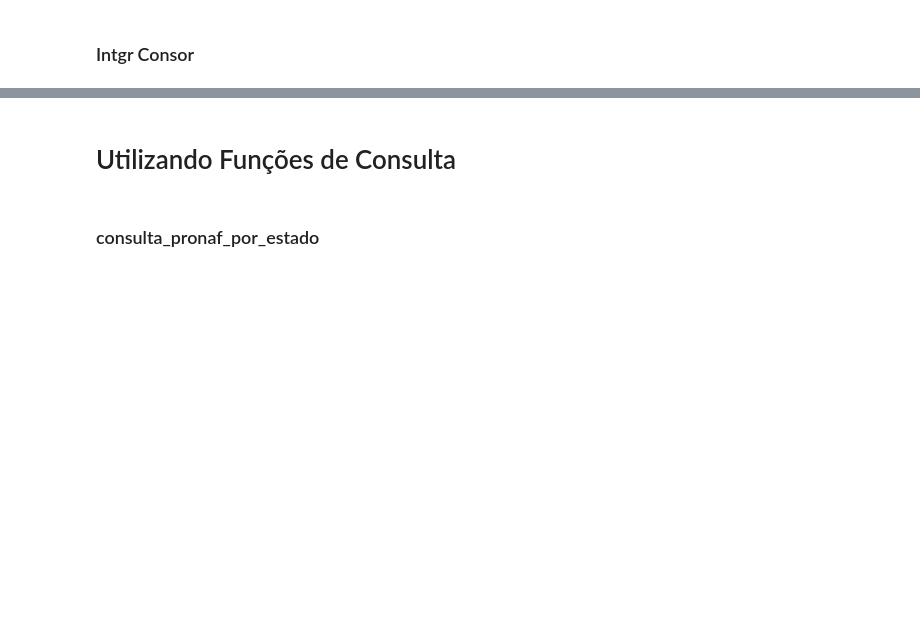
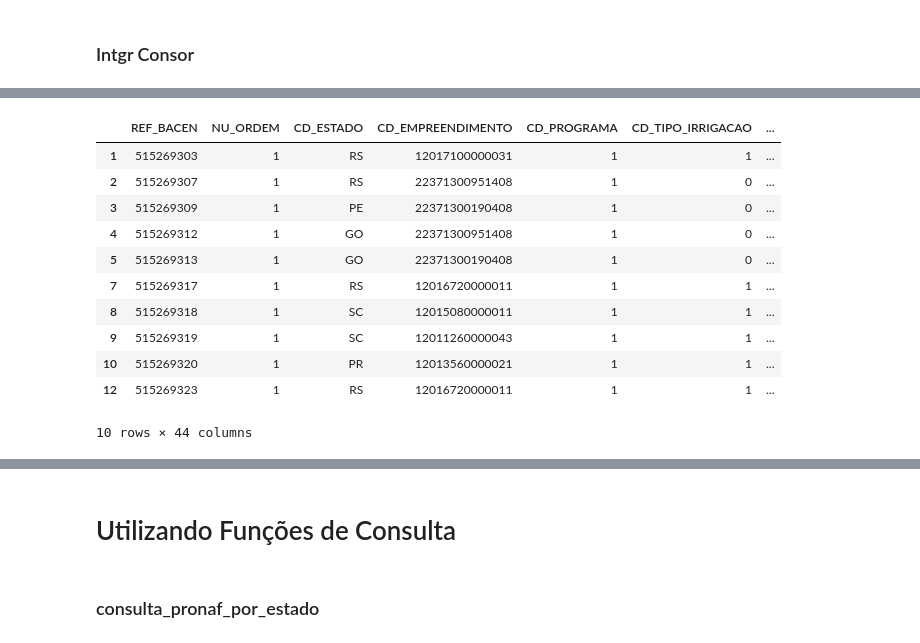
Before and after one commit to marcelo7bastos/semana_inovacao_enap_2025, a Jupyter notebook: notebooks/analise_exploratoria.ipynb, the cells around one changed output, grey strips where cells are left out. Drawn from its saved outputs; the diff is of its cells as text; code cells hidden in the pictures; blank space fills up the shorter version.

```diff
--- a/notebooks/analise_exploratoria.ipynb
+++ b/notebooks/analise_exploratoria.ipynb
@@ -168,6 +168,10 @@ df_pronaf_semana_inovacao[cols_num] = df_pronaf_semana_inovacao[cols_num].fillna
 # Filtrar dataframe para considerar CD_PROGRAMA == 1
 df_pronaf_semana_inovacao = df_pronaf_semana_inovacao[df_pronaf_semana_inovacao['CD_PROGRAMA'] == 1]
 
+# Criar chave composta contendo "REF_BACEN", "NU_ORDEM"
+df_pronaf_semana_inovacao['chave_comp'] = df_pronaf_semana_inovacao['REF_BACEN'].astype(str) + '_' + df_pronaf_semana_inovacao['NU_ORDEM'].astype(str)
+
+
 # imprimir as informações gerais
 df_pronaf_semana_inovacao.info()
 # %% [output]
@@ -1026,0 +1070,36 @@ Sim                                            0.18                     0.36
+# %%
+lista_flags = [
+    'FLAG_VERDE_TIPO_CULTURA',
+    'FLAG_VERDE_CONSORCIO',
+    'FLAG_VERDE_CESTA_SAFRA',
+    'FLAG_VERDE_PRODUTO',
+    'FLAG_VERDE_MODALIDADE',
+    'FLAG_VERDE_TIPO_BENEFICIARIO',
+    'FLAG_VERDE_SUBPROGRAMA',
+    'FLAG_VERDE_TIPO_IRRIGACAO',
+    #'FLAG_VERDE_PROGRAMA',
+    'FLAG_VERDE_TIPO_INTGR_CONSOR',
+    'FLAG_VERDE_TIPO_AGRICULTURA',
+]
+# %%
+df_pronaf_semana_inovacao['FLAG_VERDE_AGREGADA'] = (
+    df_pronaf_semana_inovacao[lista_flags]
+      .apply(lambda c: c.astype('string').str.strip().str.casefold())
+      .eq('sim').any(axis=1)
+      .map({True: 'Sim', False: 'Não'})
+)
+# %%
+df_pronaf_semana_inovacao.head(10)
+# %% [output]
+|  | REF_BACEN | NU_ORDEM | CD_ESTADO | CD_EMPREENDIMENTO | CD_PROGRAMA | CD_TIPO_IRRIGACAO | ... |
+| 1 | 515269303 | 1 | RS | 12017100000031 | 1 | 1 | ... |
+| 2 | 515269307 | 1 | RS | 22371300951408 | 1 | 0 | ... |
+| 3 | 515269309 | 1 | PE | 22371300190408 | 1 | 0 | ... |
+| 4 | 515269312 | 1 | GO | 22371300951408 | 1 | 0 | ... |
+| 5 | 515269313 | 1 | GO | 22371300190408 | 1 | 0 | ... |
+| 7 | 515269317 | 1 | RS | 12016720000011 | 1 | 1 | ... |
+| 8 | 515269318 | 1 | SC | 12015080000011 | 1 | 1 | ... |
+| 9 | 515269319 | 1 | SC | 12011260000043 | 1 | 1 | ... |
+| 10 | 515269320 | 1 | PR | 12013560000021 | 1 | 1 | ... |
+| 12 | 515269323 | 1 | RS | 12016720000011 | 1 | 1 | ... |
+10 rows × 44 columns
```
Also changed, not shown: parts of 11 cells of this notebook, 1 other file.
